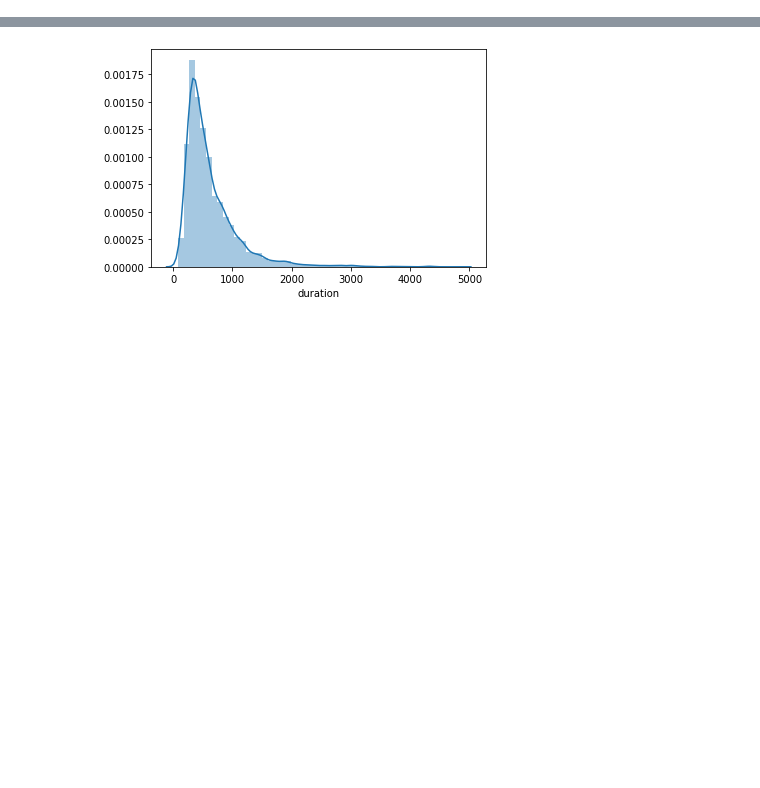
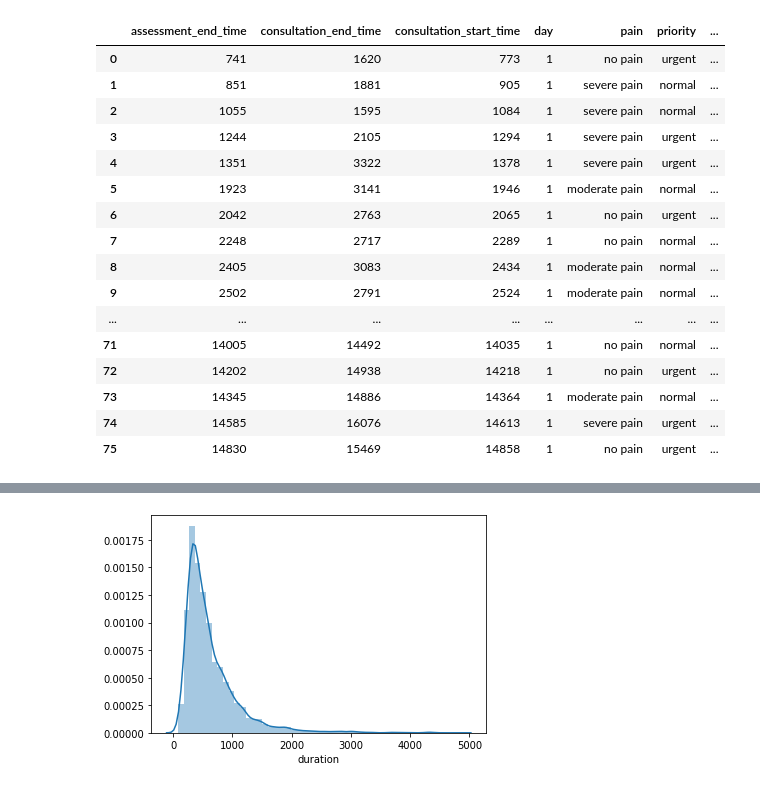
Before and after one commit to jeffc00/case-nexa, a Jupyter notebook: case-solution-v2.ipynb, the cells around one changed output, grey strips where cells are left out. Cells and saved outputs as stored; diff of their text form; code cells hidden in the pictures; blank space fills up the shorter version.

```diff
--- a/case-solution-v2.ipynb
+++ b/case-solution-v2.ipynb
@@ -94,0 +129,7 @@ df = summary.sort_values(['day', 'arrival_time'])
+# %%
+summary_new = pd.DataFrame(columns=summary.columns)
+for i in range(50):
+    df_new = create_new_features(summary[summary['day'] == i + 1].reset_index(drop=True))
+    summary_new = pd.concat([summary_new, df_new], axis=0)
+
+summary_new.reset_index(drop=True, inplace=True)
@@ -94,0 +155,22 @@ df = summary.sort_values(['day', 'arrival_time'])
+# %%
+df_train = summary_new[summary_new['day'] == 1]
+# df_train.loc[[63, 64]]
+df_train
+# %% [output]
+|  | assessment_end_time | consultation_end_time | consultation_start_time | day | pain | priority | ... |
+| 0 | 741 | 1620 | 773 | 1 | no pain | urgent | ... |
+| 1 | 851 | 1881 | 905 | 1 | severe pain | normal | ... |
+| 2 | 1055 | 1595 | 1084 | 1 | severe pain | normal | ... |
+| 3 | 1244 | 2105 | 1294 | 1 | severe pain | urgent | ... |
+| 4 | 1351 | 3322 | 1378 | 1 | severe pain | urgent | ... |
+| 5 | 1923 | 3141 | 1946 | 1 | moderate pain | normal | ... |
+| 6 | 2042 | 2763 | 2065 | 1 | no pain | urgent | ... |
+| 7 | 2248 | 2717 | 2289 | 1 | no pain | normal | ... |
+| 8 | 2405 | 3083 | 2434 | 1 | moderate pain | normal | ... |
+| 9 | 2502 | 2791 | 2524 | 1 | moderate pain | normal | ... |
+| ... | ... | ... | ... | ... | ... | ... | ... |
+| 71 | 14005 | 14492 | 14035 | 1 | no pain | normal | ... |
+| 72 | 14202 | 14938 | 14218 | 1 | no pain | urgent | ... |
+| 73 | 14345 | 14886 | 14364 | 1 | moderate pain | normal | ... |
+| 74 | 14585 | 16076 | 14613 | 1 | severe pain | urgent | ... |
+| 75 | 14830 | 15469 | 14858 | 1 | no pain | urgent | ... |
```
Also changed, not shown: parts of 56 cells of this notebook, 3 other files.
